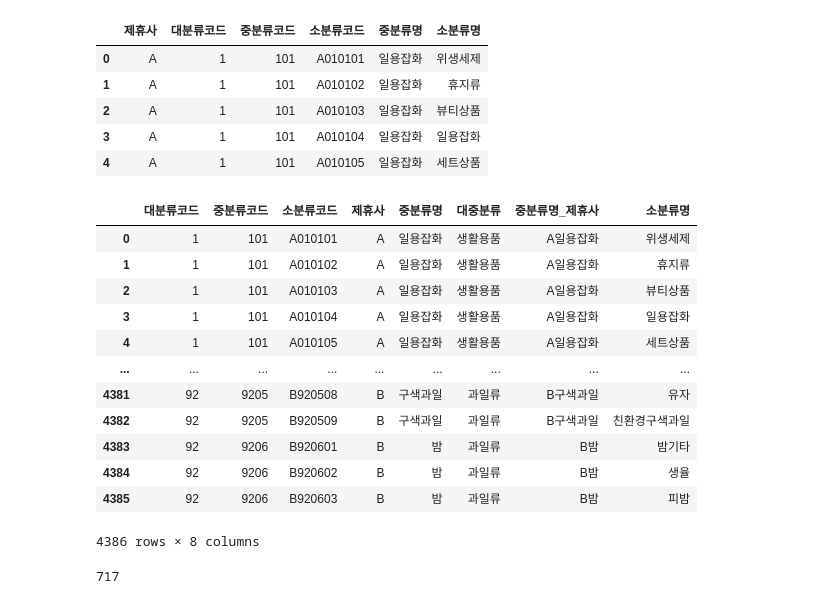
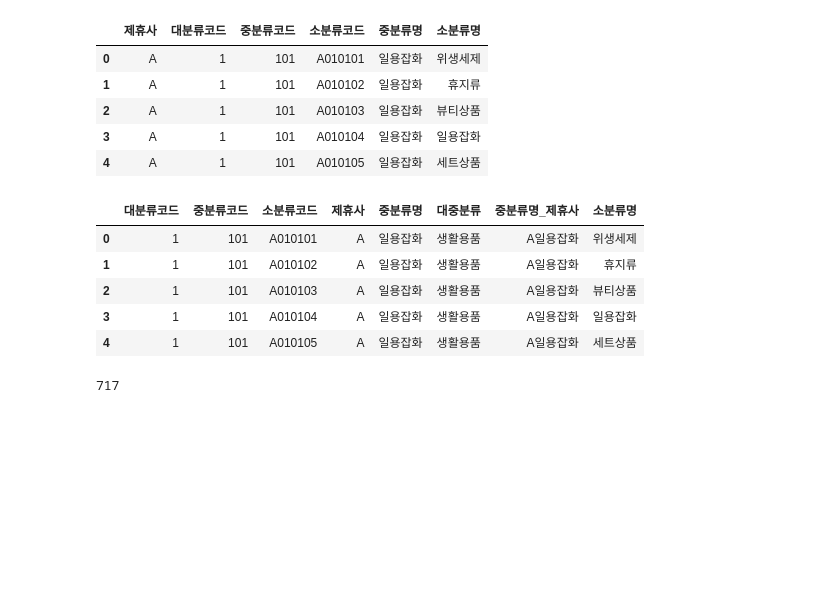
Before and after one commit to PKLH/cakd_LP, a Jupyter notebook: WorkSpace/Kim/EDA_minsup.ipynb, the cells around one changed output. Drawn from its saved outputs; the diff is of its cells as text; code cells hidden in the pictures; blank space fills up the shorter version.

```diff
--- a/WorkSpace/Kim/EDA_minsup.ipynb
+++ b/WorkSpace/Kim/EDA_minsup.ipynb
@@ -1747,26 +1808,19 @@ prodcl.head()
 # %%
 prodcl_copy = prodcl.copy()
 prodcl_copy['대중분류'] = prodcl_copy['중분류명']
 prodcl_copy = prodcl_copy.replace({'대중분류':m_cat})
 prodcl_copy['중분류명_제휴사'] = prodcl_copy['제휴사'].str.cat(prodcl_copy['중분류명'])
 # prodcl_copy = prodcl_copy.drop(columns=['대분류코드','중분류코드','소분류코드','소분류명'])
 prodcl_copy=prodcl_copy.groupby(['대분류코드','중분류코드','소분류코드','제휴사','중분류명','대중분류','중분류명_제휴사']).sum()
 prodcl_copy=prodcl_copy.reset_index()
-prodcl_copy
+prodcl_copy.head()
 # %% [output]
 |  | 대분류코드 | 중분류코드 | 소분류코드 | 제휴사 | 중분류명 | 대중분류 | 중분류명_제휴사 | 소분류명 |
 | 0 | 1 | 101 | A010101 | A | 일용잡화 | 생활용품 | A일용잡화 | 위생세제 |
 | 1 | 1 | 101 | A010102 | A | 일용잡화 | 생활용품 | A일용잡화 | 휴지류 |
 | 2 | 1 | 101 | A010103 | A | 일용잡화 | 생활용품 | A일용잡화 | 뷰티상품 |
 | 3 | 1 | 101 | A010104 | A | 일용잡화 | 생활용품 | A일용잡화 | 일용잡화 |
 | 4 | 1 | 101 | A010105 | A | 일용잡화 | 생활용품 | A일용잡화 | 세트상품 |
-| ... | ... | ... | ... | ... | ... | ... | ... | ... |
-| 4381 | 92 | 9205 | B920508 | B | 구색과일 | 과일류 | B구색과일 | 유자 |
-| 4382 | 92 | 9205 | B920509 | B | 구색과일 | 과일류 | B구색과일 | 친환경구색과일 |
-| 4383 | 92 | 9206 | B920601 | B | 밤 | 과일류 | B밤 | 밤기타 |
-| 4384 | 92 | 9206 | B920602 | B | 밤 | 과일류 | B밤 | 생율 |
-| 4385 | 92 | 9206 | B920603 | B | 밤 | 과일류 | B밤 | 피밤 |
-4386 rows × 8 columns
 # %%
 len(prodcl_copy['중분류명'].unique())
 # %% [output]
```
Also changed, not shown: parts of 62 cells of this notebook.
